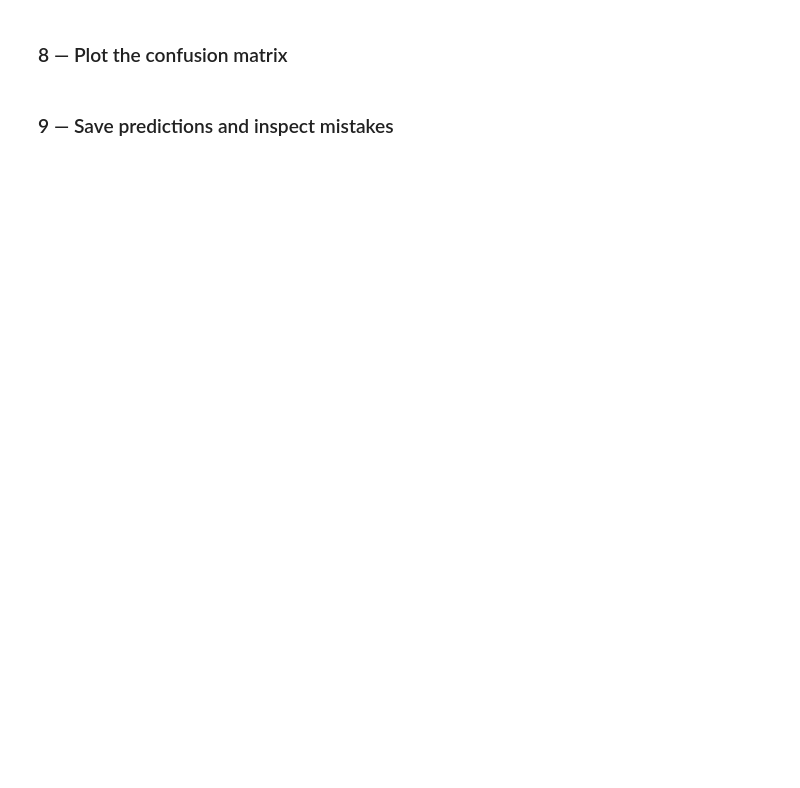
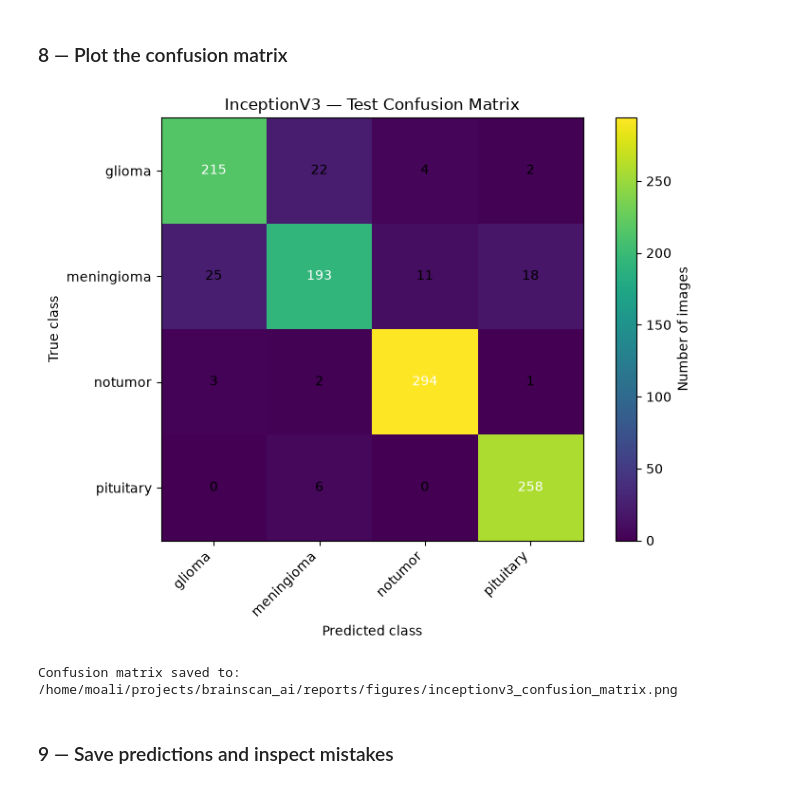
Before and after one commit to mo24ali/brainscan_obj, a Jupyter notebook: notebooks/06_model_evaluation.ipynb, the cells around one changed output. Cells and saved outputs as stored; diff of their text form; code cells hidden in the pictures; blank space fills up the shorter version.

Commit message:
evaluation: update notebook with executed evaluation results
Run/completed evaluation notebook with updated execution counts and
outputs from InceptionV3 test evaluation.

```diff
--- a/notebooks/06_model_evaluation.ipynb
+++ b/notebooks/06_model_evaluation.ipynb
@@ -302,4 +377,51 @@ Average time per image: 0.029911 seconds
 # %% [markdown]
 ### 8 — Plot the confusion matrix
+# %%
+cm = confusion_matrix(
+    y_true,
+    y_pred,
+    labels=np.arange(NUM_CLASSES),
+)
+
+fig, ax = plt.subplots(figsize=(max(8, NUM_CLASSES * 1.2), max(6, NUM_CLASSES)))
+
+image = ax.imshow(cm, interpolation="nearest")
+fig.colorbar(image, ax=ax, label="Number of images")
+
+ax.set(
+    xticks=np.arange(NUM_CLASSES),
+    yticks=np.arange(NUM_CLASSES),
+    xticklabels=CLASS_NAMES,
+    yticklabels=CLASS_NAMES,
+    xlabel="Predicted class",
+    ylabel="True class",
+    title="InceptionV3 — Test Confusion Matrix",
+)
+
+plt.setp(ax.get_xticklabels(), rotation=45, ha="right")
+
+threshold = cm.max() / 2 if cm.size and cm.max() > 0 else 0
+
+for i in range(cm.shape[0]):
+    for j in range(cm.shape[1]):
+        ax.text(
+            j,
+            i,
+            str(cm[i, j]),
+            ha="center",
+            va="center",
+            color="white" if cm[i, j] > threshold else "black",
+        )
+
+plt.tight_layout()
+
+CONFUSION_MATRIX_PATH = FIGURES_DIR / "inceptionv3_confusion_matrix.png"
+plt.savefig(CONFUSION_MATRIX_PATH, dpi=150, bbox_inches="tight")
+plt.show()
+
+print("Confusion matrix saved to:", CONFUSION_MATRIX_PATH)
+# %% [output]
+[figure, added]
+Confusion matrix saved to: /home/moali/projects/brainscan_ai/reports/figures/inceptionv3_confusion_matrix.png
 # %% [markdown]
 ### 9 — Save predictions and inspect mistakes
```
Also changed, not shown: parts of 8 cells of this notebook.
